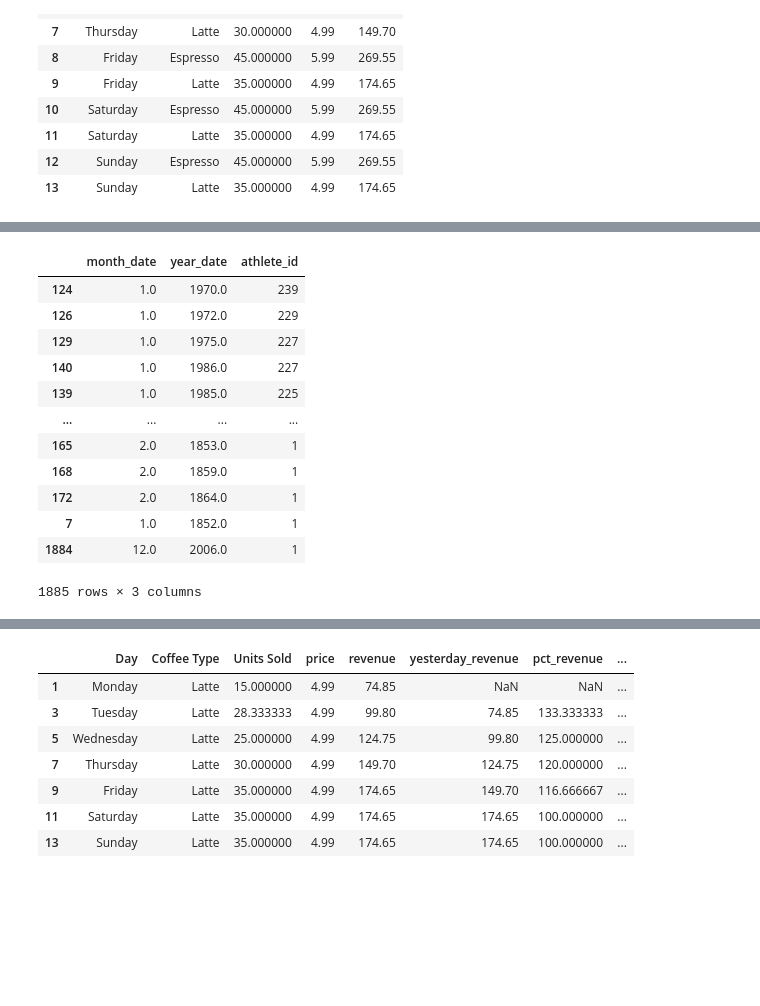
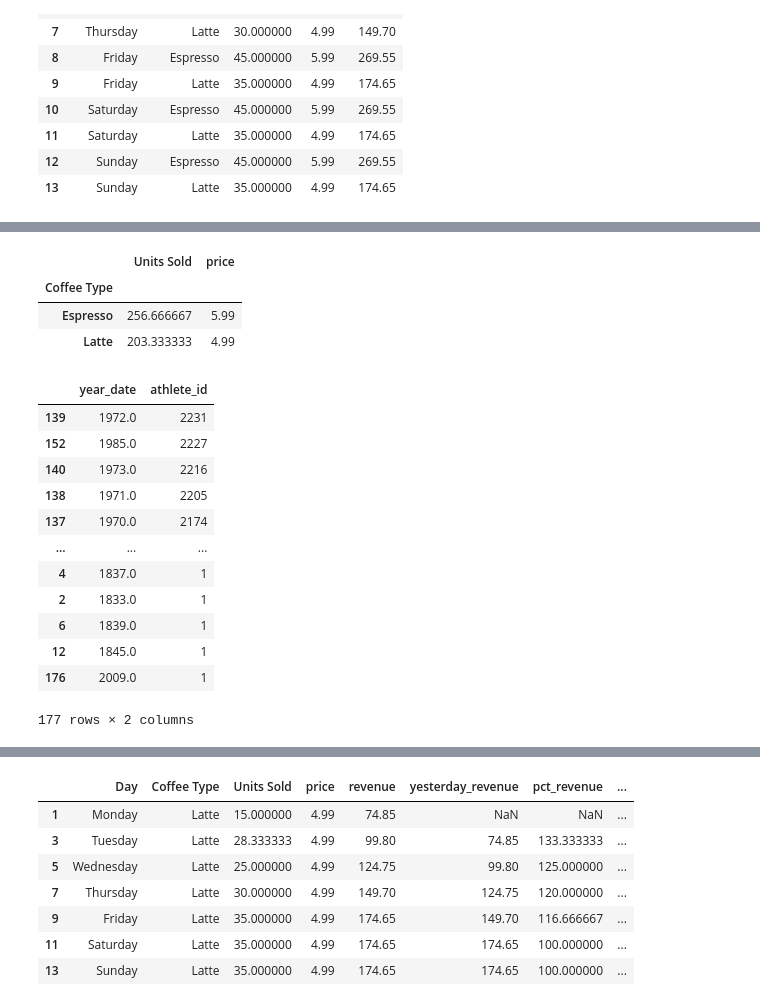
Before and after one commit to DuongAnh1502/complete-pandas-tutorial, a Jupyter notebook: tutorial.ipynb, the cells around one changed output, grey strips where cells are left out. Drawn from its saved outputs; the diff is of its cells as text; code cells hidden in the pictures; blank space fills up the shorter version.

```diff
--- a/tutorial.ipynb
+++ b/tutorial.ipynb
@@ -106,20 +117,26 @@ pivot = coffee.pivot(columns='Coffee Type',index='Day',values='revenue')
+# %%
+coffee.groupby('Coffee Type').agg({'Units Sold': 'sum','price': 'mean'})
+# %% [output]
+|  | Units Sold | price |
+| Coffee Type |  |  |
+| Espresso | 256.666667 | 5.99 |
+| Latte | 203.333333 | 4.99 |
 # %%
 bios['born_date'] = pd.to_datetime(bios['born_date'])
-bios['month_date'] = bios['born_date'].dt.month
 bios['year_date'] = bios['born_date'].dt.year
-bios.groupby([bios['month_date'],bios['year_date']])['athlete_id'].count().reset_index().sort_values('athlete_id',ascending=False)
+bios.groupby([bios['year_date']])['athlete_id'].count().reset_index().sort_values('athlete_id',ascending=False)
 # %% [output]
-|  | month_date | year_date | athlete_id |
-| 124 | 1.0 | 1970.0 | 239 |
-| 126 | 1.0 | 1972.0 | 229 |
-| 129 | 1.0 | 1975.0 | 227 |
-| 140 | 1.0 | 1986.0 | 227 |
-| 139 | 1.0 | 1985.0 | 225 |
-| ... | ... | ... | ... |
-| 165 | 2.0 | 1853.0 | 1 |
-| 168 | 2.0 | 1859.0 | 1 |
-| 172 | 2.0 | 1864.0 | 1 |
-| 7 | 1.0 | 1852.0 | 1 |
-| 1884 | 12.0 | 2006.0 | 1 |
+|  | year_date | athlete_id |
+| 139 | 1972.0 | 2231 |
+| 152 | 1985.0 | 2227 |
+| 140 | 1973.0 | 2216 |
+| 138 | 1971.0 | 2205 |
+| 137 | 1970.0 | 2174 |
+| ... | ... | ... |
+| 4 | 1837.0 | 1 |
+| 2 | 1833.0 | 1 |
+| 6 | 1839.0 | 1 |
+| 12 | 1845.0 | 1 |
+| 176 | 2009.0 | 1 |
-1885 rows × 3 columns
+177 rows × 2 columns
 # %%
```
Also changed, not shown: parts of 6 cells of this notebook.
